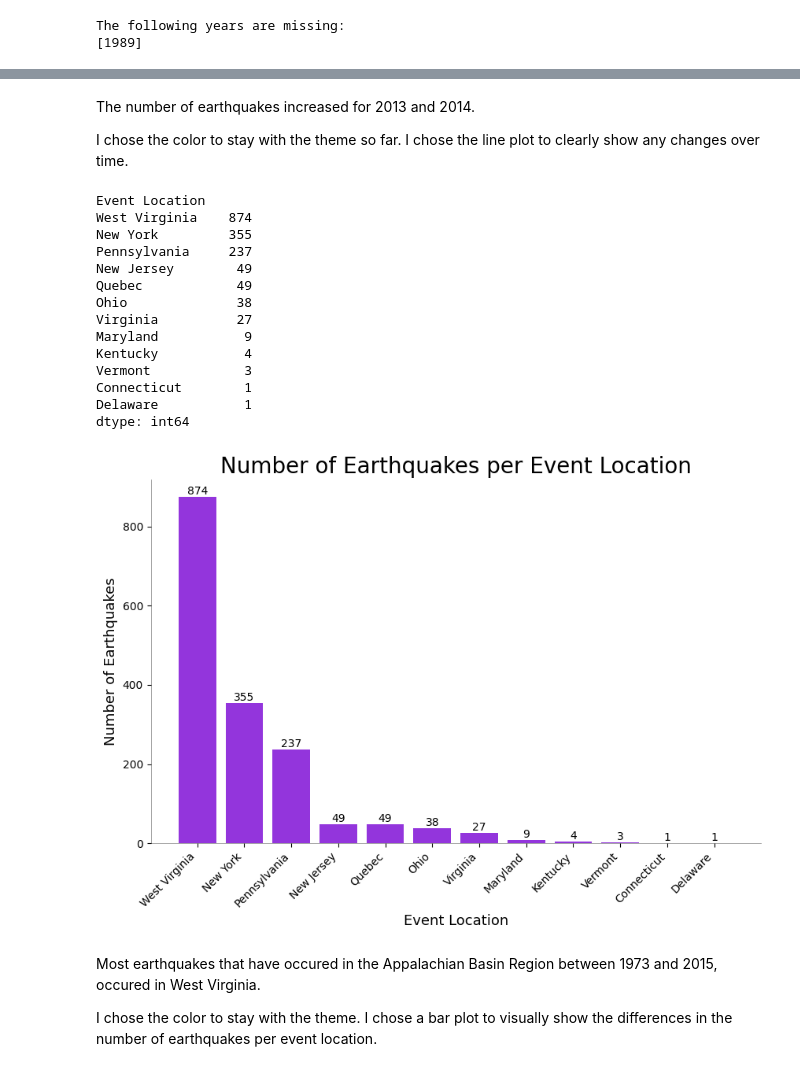
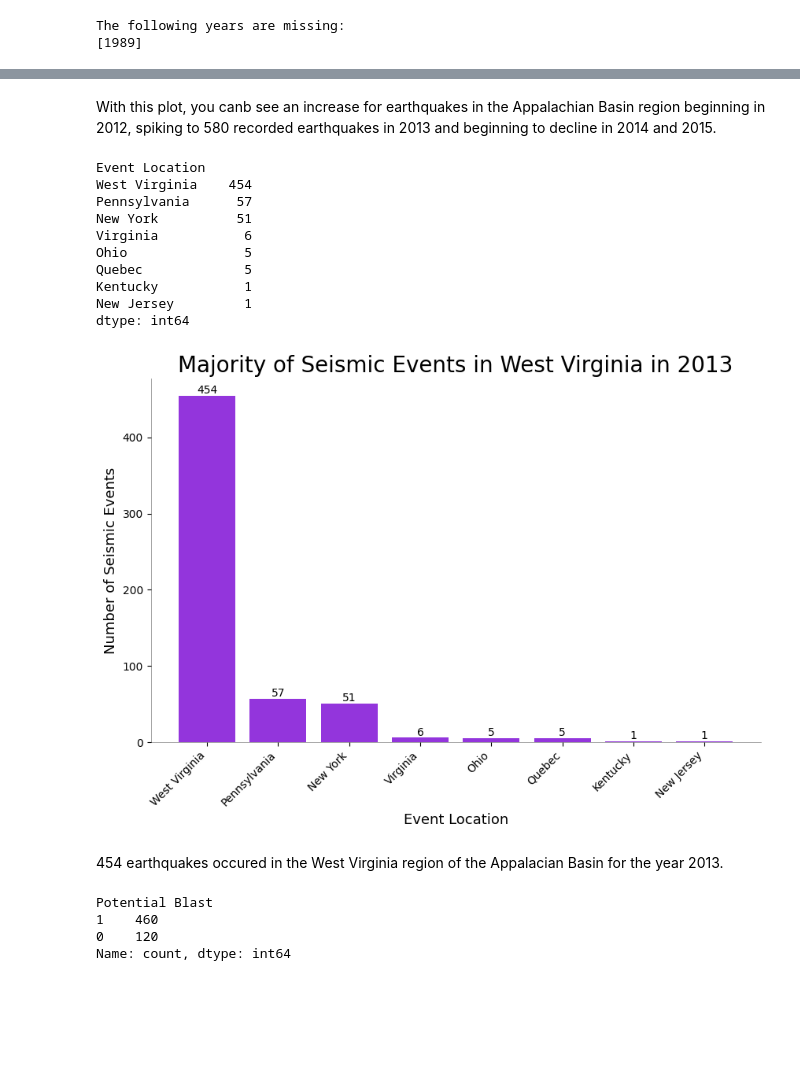
Before and after one commit to JulieGambill/Appalachian_Basin_Data, a Jupyter notebook: notebooks/Appalachian_Basin_Earthquakes.ipynb, the cells around one changed output, grey strips where cells are left out. Saved outputs shown, nothing was run; the diff lists cells and outputs as text; code cells hidden in the pictures; blank space fills up the shorter version.

Commit message:
Updated all code, completed pie chart

```diff
--- a/notebooks/Appalachian_Basin_Earthquakes.ipynb
+++ b/notebooks/Appalachian_Basin_Earthquakes.ipynb
@@ -58,7 +58,7 @@ earthquake_df.rename(columns = {
     '_EventLocationName_' : 'Event Location',
     '_Time_' : 'Time',
     'ts' : 'Time Series',
-    'potential_blast' : 'Natural Earthquake',
+    'potential_blast' : 'Potential Blast',
     'bix_potential_blasts' : 'Bix Potential Blasts'
 }, inplace=True)
 # %% [markdown]
@@ -507,59 +517,64 @@ plt.show()
 # %% [markdown]
-The number of earthquakes increased for 2013 and 2014.
-
-I chose the color to stay with the theme so far.  I chose the line plot to clearly show any changes over time.
+With this plot, you canb see an increase for earthquakes in the Appalachian Basin region beginning in 2012, spiking to 580 recorded earthquakes in 2013 and beginning to decline in 2014 and 2015.
 # %%
-# Number of Earthquakes per Event Location
+# Number of Earthquakes per Event Location for 2013
 
-location_counts = earthquake_df.groupby('Event Location').size().sort_values(ascending=False)
+year_2013 = earthquake_df['Year'] == 2013
+
+location_counts = earthquake_df[year_2013].groupby('Event Location').size().sort_values(ascending=False)
 
 location_counts
 # %% [output]
 Event Location
-West Virginia    874
-New York         355
-Pennsylvania     237
-New Jersey        49
-Quebec            49
-Ohio              38
-Virginia          27
-Maryland           9
-Kentucky           4
-Vermont            3
-Connecticut        1
-Delaware           1
+West Virginia    454
+Pennsylvania      57
+New York          51
+Virginia           6
+Ohio               5
+Quebec             5
+Kentucky           1
+New Jersey         1
 dtype: int64
 # %%
 # Bar plot to show instances of earthquakes per Event Location
 
 plt.figure(figsize=(10,6))
 
 bars = plt.bar(location_counts.index,
         location_counts.values,
         width=0.8,
         color = "#9335dc")
 
 ax = plt.gca()
 for spine in ax.spines.values():
     spine.set_linewidth(0.5)
     spine.set_alpha(0.5)
 ax.spines['top'].set_visible(False)
 ax.spines['right'].set_visible(False)
 
 ax.set_xlabel('Event Location',
               fontsize= 13)
-ax.set_ylabel('Number of Earthquakes',
+ax.set_ylabel('Number of Seismic Events',
               fontsize=13)
-ax.set_title('Number of Earthquakes per Event Location',
+ax.set_title('Majority of Seismic Events in West Virginia in 2013',
              fontsize = 20)
 ax.bar_label(bars)
 plt.xticks(rotation=45, ha="right")
 
-plt.savefig("../plots/NumberOfEarthquakesPerEventLocation.png")
+plt.savefig("../plots/NumberOfSeismicEventsPerEventLocation.png")
 plt.show()
 # %% [output]
-[figure, old version]
+[figure, new version]
 # %% [markdown]
-Most earthquakes that have occured in the Appalachian Basin Region between 1973 and 2015, occured in West Virginia.
-
-I chose the color to stay with the theme.  I chose a bar plot to visually show the differences in the number of earthquakes per event location.
+454 earthquakes occured in the West Virginia region of the Appalacian Basin for the year 2013.
+# %%
+
+earthquakes_2013 = earthquake_df[earthquake_df['Year'] == 2013]
+nat_earthquake = earthquakes_2013['Potential Blast'].value_counts()
+
+print(nat_earthquake)
+# %% [output]
+Potential Blast
+1    460
+0    120
+Name: count, dtype: int64
```
Also changed, not shown: parts of 20 cells of this notebook, 6 other files.
